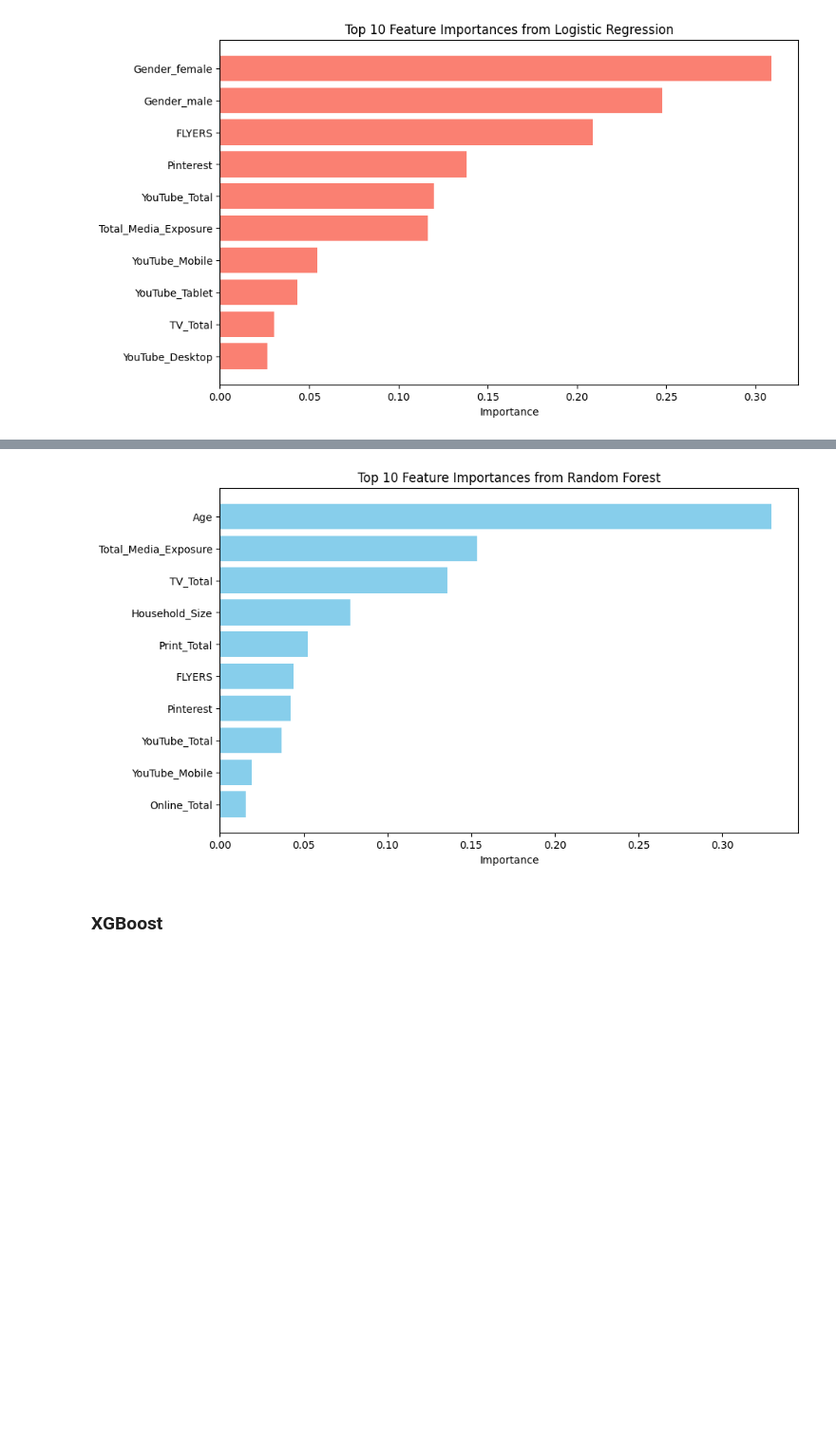
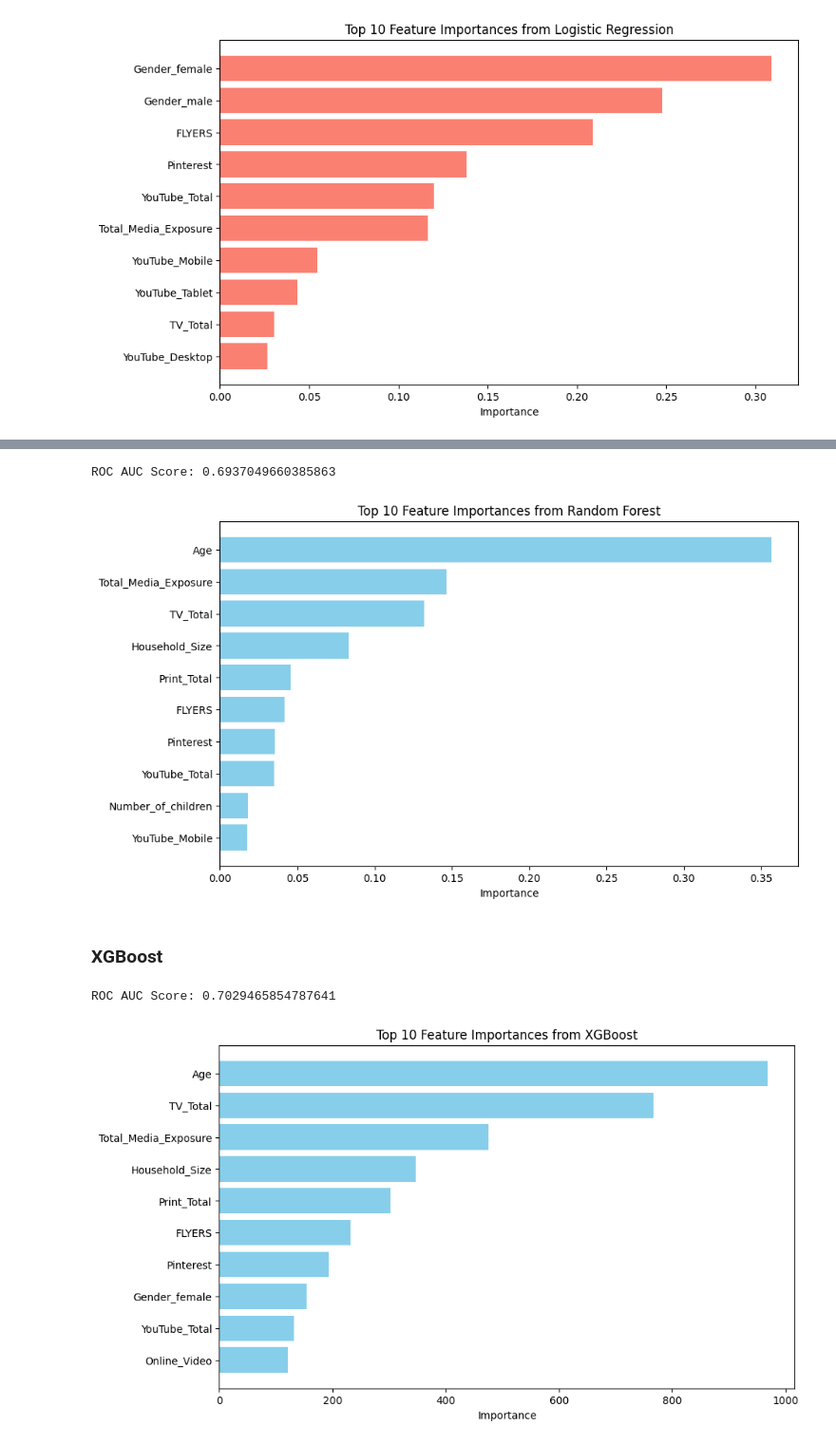
Before and after one commit to JustaKris/XYZ-Marketing-Campaign, a Jupyter notebook: notebooks/NIQ_Task_Modeling.ipynb, the cells around one changed output, grey strips where cells are left out. Shown: that part at 95% size. Drawn from its saved outputs; the diff is of its cells as text; code cells hidden in the pictures; blank space fills up the shorter version.

Commit message:
Model changes

```diff
--- a/notebooks/NIQ_Task_Modeling.ipynb
+++ b/notebooks/NIQ_Task_Modeling.ipynb
@@ -155,7 +157,18 @@ from sklearn.ensemble import RandomForestClassifier
 
 # Train a random forest model
 rf = RandomForestClassifier(n_estimators=100, random_state=42)
-rf.fit(X_train, y_train)
+
+# Fit the model with sample weights
+rf.fit(X_train_scaled, y_train, sample_weight=w_train)
+
+# Predict probabilities (probability of Purchase = 1)
+# y_pred = rf.predict(X_test_scaled)
+y_pred = rf.predict_proba(X_test_scaled)[:, 1]  # Probability of positive class (Purchase = 1)
+
+# Evaluate model (using ROC AUC score)
+print("ROC AUC Score:", roc_auc_score(y_test, y_pred, sample_weight=w_test))
+# %% [output]
+ROC AUC Score: 0.6937049660385863
 # %%
 # # Get feature importance
 # feature_importance = pd.Series(rf.feature_importances_, index=X_train.columns).sort_values(ascending=False)
@@ -185,6 +198,6 @@ plt.title('Top 10 Feature Importances from Random Forest')
 plt.gca().invert_yaxis()  # Invert the y-axis to display the most important features at the top
 plt.show()
 # %% [output]
-[figure, old version]
+[figure, new version]
 # %% [markdown]
 ### XGBoost
@@ -192,0 +204,37 @@ import xgboost as xgb
+# %%
+import xgboost as xgb
+
+# Convert to DMatrix format for XGBoost (including weights)
+dtrain = xgb.DMatrix(X_train_scaled, label=y_train, weight=w_train)
+dtest = xgb.DMatrix(X_test_scaled, label=y_test, weight=w_test)
+
+# Train the model with binary logistic regression objective
+params = {'objective': 'binary:logistic', 'eval_metric': 'logloss'}
+xgb_model = xgb.train(params, dtrain, num_boost_round=100)
+
+# Predict probabilities on the test set
+y_pred_proba = xgb_model.predict(dtest)
+
+# Evaluate model (using ROC AUC score)
+print("ROC AUC Score:", roc_auc_score(y_test, y_pred_proba, sample_weight=w_test))
+# %% [output]
+ROC AUC Score: 0.7029465854787641
+# %%
+# Get feature importance (from XGBoost)
+importance_df_xgb = pd.DataFrame({
+    'Feature': X_train.columns,
+    'Importance': xgb_model.get_score(importance_type='weight').values()  # Or use 'gain' if preferred
+})
+
+# Sort by importance
+importance_df_xgb = importance_df_xgb.sort_values(by='Importance', ascending=False)
+
+# Plot the top 10 most important features
+plt.figure(figsize=(10, 6))
+plt.barh(importance_df_xgb['Feature'][:10], importance_df_xgb['Importance'][:10], color='skyblue')
+plt.xlabel('Importance')
+plt.title('Top 10 Feature Importances from XGBoost')
+plt.gca().invert_yaxis()  # Invert the y-axis to display the most important features at the top
+plt.show()
+# %% [output]
+[figure, added]
```
Also changed, not shown: parts of 2 cells of this notebook.
